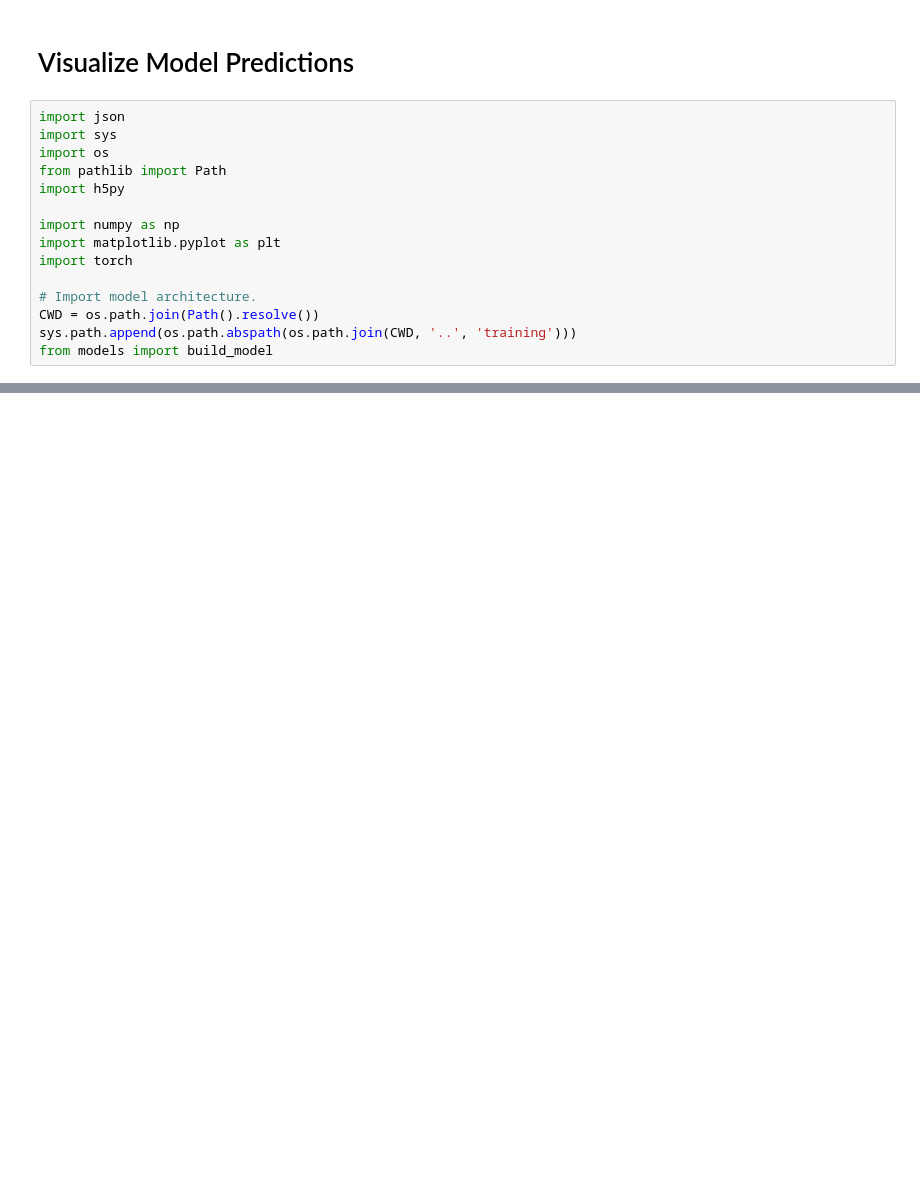
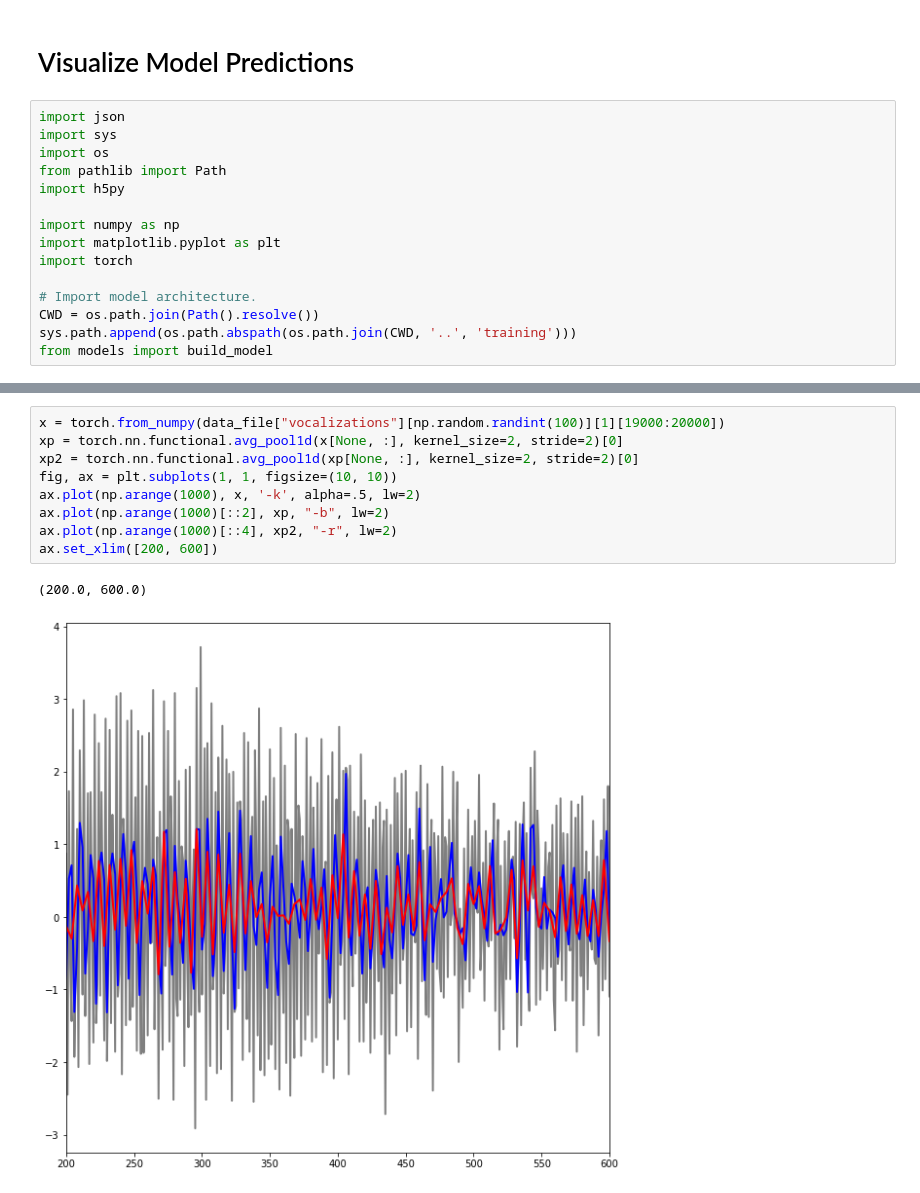
Before and after one commit to neurostatslab/vocalocator, a Jupyter notebook: notebooks/0001-visualize-predictions.ipynb, the cells around one changed output, grey strips where cells are left out. Drawn from its saved outputs; the diff is of its cells as text; blank space fills up the shorter version.

```diff
--- a/notebooks/0001-visualize-predictions.ipynb
+++ b/notebooks/0001-visualize-predictions.ipynb
@@ -52,3 +99,15 @@ plt.plot(data_file["vocalizations"][np.random.randint(100)].T)
+# %%
+x = torch.from_numpy(data_file["vocalizations"][np.random.randint(100)][1][19000:20000])
+xp = torch.nn.functional.avg_pool1d(x[None, :], kernel_size=2, stride=2)[0]
+xp2 = torch.nn.functional.avg_pool1d(xp[None, :], kernel_size=2, stride=2)[0]
+fig, ax = plt.subplots(1, 1, figsize=(10, 10))
+ax.plot(np.arange(1000), x, '-k', alpha=.5, lw=2)
+ax.plot(np.arange(1000)[::2], xp, "-b", lw=2)
+ax.plot(np.arange(1000)[::4], xp2, "-r", lw=2)
+ax.set_xlim([200, 600])
+# %% [output]
+(200.0, 600.0)
+[figure, added]
 # %%
 def compute_model_prediction(idx):
     audio_inputs = torch.from_numpy(data_file["vocalizations"][idx][None, :, :])
```
Also changed, not shown: parts of 13 cells of this notebook, 11 other files.
